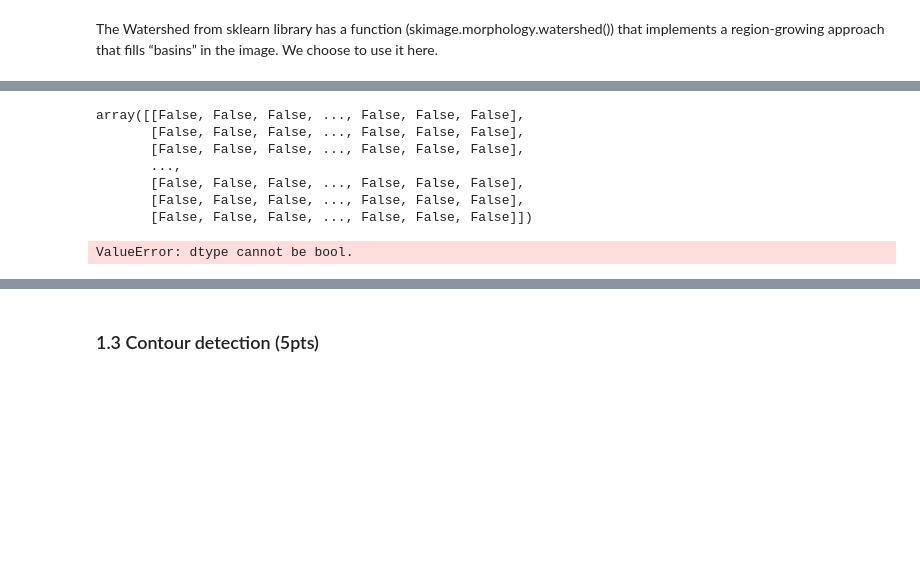
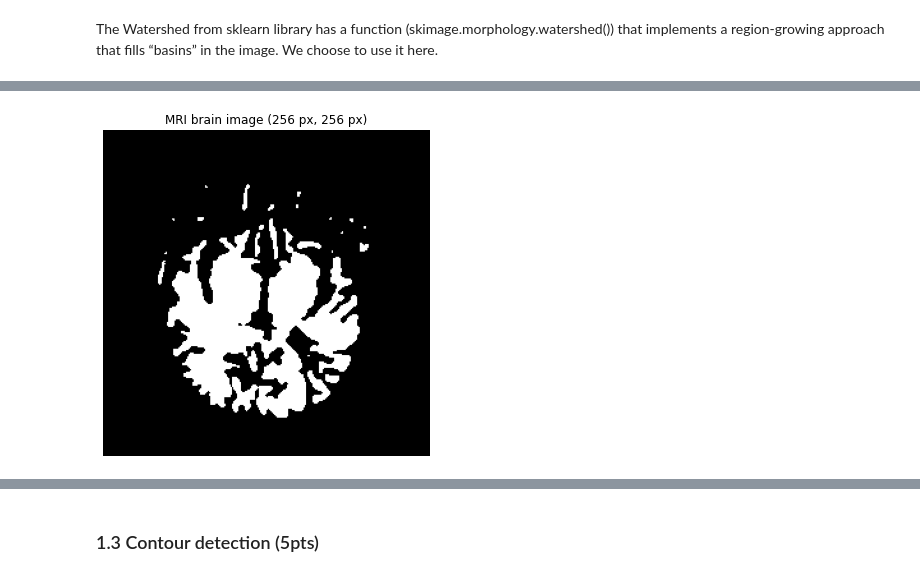
Before and after one commit to benhaj/ImageAnalysisPatternRecognition-labs, a Jupyter notebook: labs/lab_01_segmentation-Copy1.ipynb, the cells around one changed output, grey strips where cells are left out. Cells and saved outputs as stored; diff of their text form; code cells hidden in the pictures; blank space fills up the shorter version.

```diff
--- a/labs/lab_01_segmentation-Copy1.ipynb
+++ b/labs/lab_01_segmentation-Copy1.ipynb
@@ -147,23 +134,8 @@ plt.show()
-# %%
-segmentation
-# %% [output]
-array([[False, False, False, ..., False, False, False],
-       [False, False, False, ..., False, False, False],
-       [False, False, False, ..., False, False, False],
-       ...,
-       [False, False, False, ..., False, False, False],
-       [False, False, False, ..., False, False, False],
-       [False, False, False, ..., False, False, False]])
 # %%
-from skimage.filters.rank import median
-from skimage.morphology import disk
-
-median(segmentation, disk(5))
-
 fig, ax = plt.subplots(1, 1, figsize=(6, 6))
-ax.imshow(median(segmentation.astype(;, disk(5)), cmap='gray')
+ax.imshow(median(segi.astype('float64'), disk(2)), cmap='gray')
 ax.set_title('MRI brain image ({} px, {} px)'.format(im_h, im_w))
 ax.axis('off')
 plt.show()
 # %% [output]
-ValueError: dtype cannot be bool.
+[figure, added]
```
Also changed, not shown: parts of 17 cells of this notebook.
